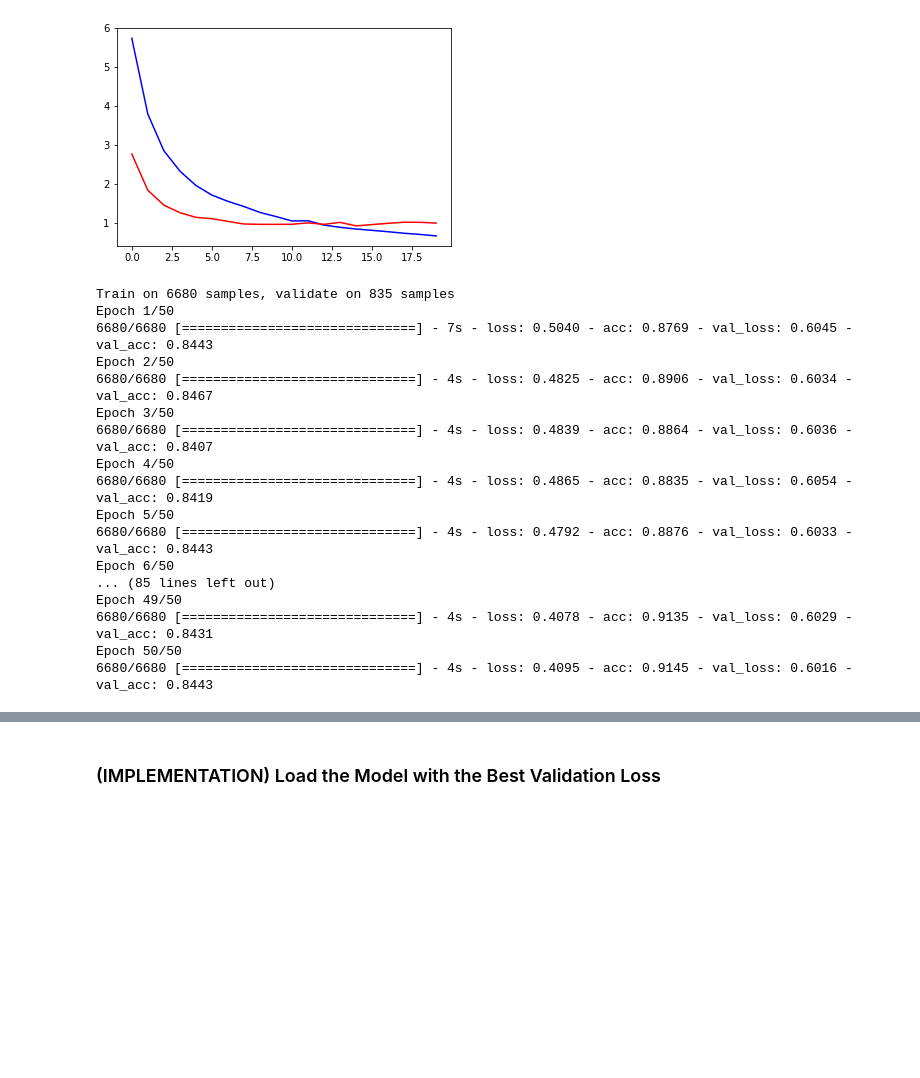
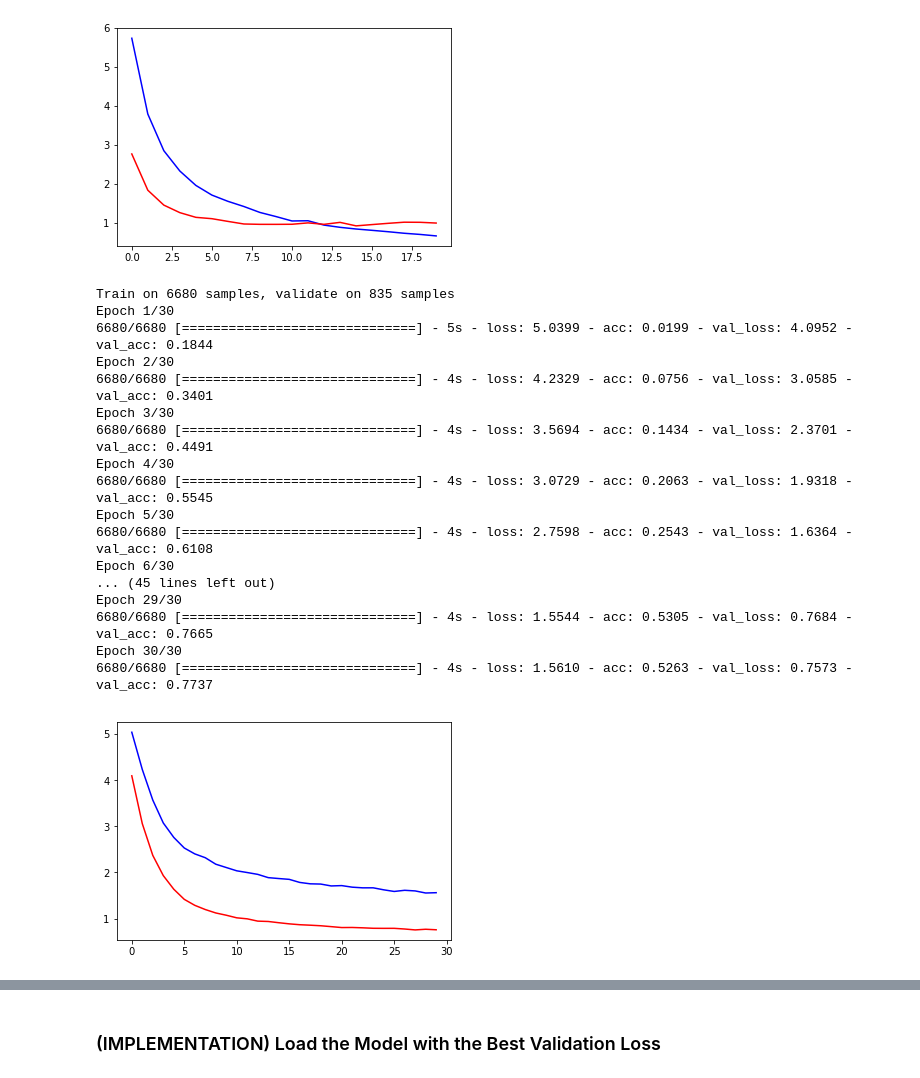
Before and after one commit to YehCF/Udacity_AIND_DL, a Jupyter notebook: udacity-dog-project/dog_app.ipynb, the cells around one changed output, grey strips where cells are left out. Cells and saved outputs as stored; diff of their text form; code cells hidden in the pictures; blank space fills up the shorter version.

```diff
--- a/udacity-dog-project/dog_app.ipynb
+++ b/udacity-dog-project/dog_app.ipynb
@@ -982,22 +987,25 @@ Trainable params: 2,792,069
 Non-trainable params: 3,584
 _________________________________________________________________
 # %%
-### Define model architecture. (for ResNet-50; #7)
-scale = 5e-5
+from keras import regularizers
+### Define model architecture. (for ResNet-50; #7, ...)
+scale = 0.
 model_fromResNet50 = Sequential()
 
-#model_fromResNet50.add(GlobalAveragePooling2D(input_shape=train_ResNet50.shape[1:]))
-model_fromResNet50.add(Flatten(input_shape=train_ResNet50.shape[1:]))
-#model_fromResNet50.add(Dropout(0.5))
-model_fromResNet50.add(Dense(1024, activation='relu', kernel_regularizer=regularizers.l2(scale)))
-model_fromResNet50.add(BatchNormalization())
+model_fromResNet50.add(GlobalAveragePooling2D(input_shape=train_ResNet50.shape[1:]))
 model_fromResNet50.add(Dropout(0.5))
 model_fromResNet50.add(Dense(512, activation='relu', kernel_regularizer=regularizers.l2(scale)))
 model_fromResNet50.add(BatchNormalization())
-model_fromResNet50.add(Dropout(0.7))
+model_fromResNet50.add(Dropout(0.5))
 model_fromResNet50.add(Dense(256, activation='relu', kernel_regularizer=regularizers.l2(scale)))
 model_fromResNet50.add(BatchNormalization())
-model_fromResNet50.add(Dropout(0.7))
+model_fromResNet50.add(Dropout(0.5))
+model_fromResNet50.add(Dense(128, activation='relu', kernel_regularizer=regularizers.l2(scale)))
+model_fromResNet50.add(BatchNormalization())
+model_fromResNet50.add(Dropout(0.5))
+model_fromResNet50.add(Dense(64, activation='relu', kernel_regularizer=regularizers.l2(scale)))
+model_fromResNet50.add(BatchNormalization())
+model_fromResNet50.add(Dropout(0.5))
 model_fromResNet50.add(Dense(133, activation='softmax'))
 
 model_fromResNet50.summary()
@@ -1027,5 +1065,5 @@ model_fromVGG19.compile(loss='categorical_crossentropy', optimizer='adam', metri
 # %%
 ### Compile the model (ResNet50).
 from keras import optimizers
-opt = optimizers.Adam(lr=1e-5, beta_1=0.9, beta_2=0.999, epsilon=1e-08, decay=0.0)
+opt = optimizers.Adam(lr=1e-3, beta_1=0.9, beta_2=0.999, epsilon=1e-08, decay=0.0)
 model_fromResNet50.compile(loss='categorical_crossentropy', optimizer=opt, metrics=['accuracy'])
@@ -1080,22 +1123,29 @@ modelCheckpointer_ResNet50 = ModelCheckpoint(filepath='saved_models/weights.best
 
 # fit the model
 history = model_fromResNet50.fit(train_ResNet50, train_targets, validation_data=(valid_ResNet50, valid_targets),
-                   epochs=50, batch_size=20, callbacks=[modelCheckpointer_ResNet50], verbose=1)
+                   epochs=30, batch_size=20, callbacks=[modelCheckpointer_ResNet50], verbose=1)
 # %% [output]
 Train on 6680 samples, validate on 835 samples
-Epoch 1/50
-6680/6680 [==============================] - 7s - loss: 0.5040 - acc: 0.8769 - val_loss: 0.6045 - val_acc: 0.8443
-Epoch 2/50
-6680/6680 [==============================] - 4s - loss: 0.4825 - acc: 0.8906 - val_loss: 0.6034 - val_acc: 0.8467
-Epoch 3/50
-6680/6680 [==============================] - 4s - loss: 0.4839 - acc: 0.8864 - val_loss: 0.6036 - val_acc: 0.8407
-Epoch 4/50
-6680/6680 [==============================] - 4s - loss: 0.4865 - acc: 0.8835 - val_loss: 0.6054 - val_acc: 0.8419
-Epoch 5/50
-6680/6680 [==============================] - 4s - loss: 0.4792 - acc: 0.8876 - val_loss: 0.6033 - val_acc: 0.8443
-Epoch 6/50
-... (85 lines left out)
-Epoch 49/50
-6680/6680 [==============================] - 4s - loss: 0.4078 - acc: 0.9135 - val_loss: 0.6029 - val_acc: 0.8431
-Epoch 50/50
-6680/6680 [==============================] - 4s - loss: 0.4095 - acc: 0.9145 - val_loss: 0.6016 - val_acc: 0.8443
+Epoch 1/30
+6680/6680 [==============================] - 5s - loss: 5.0399 - acc: 0.0199 - val_loss: 4.0952 - val_acc: 0.1844
+Epoch 2/30
+6680/6680 [==============================] - 4s - loss: 4.2329 - acc: 0.0756 - val_loss: 3.0585 - val_acc: 0.3401
+Epoch 3/30
+6680/6680 [==============================] - 4s - loss: 3.5694 - acc: 0.1434 - val_loss: 2.3701 - val_acc: 0.4491
+Epoch 4/30
+6680/6680 [==============================] - 4s - loss: 3.0729 - acc: 0.2063 - val_loss: 1.9318 - val_acc: 0.5545
+Epoch 5/30
+6680/6680 [==============================] - 4s - loss: 2.7598 - acc: 0.2543 - val_loss: 1.6364 - val_acc: 0.6108
+Epoch 6/30
+... (45 lines left out)
+Epoch 29/30
+6680/6680 [==============================] - 4s - loss: 1.5544 - acc: 0.5305 - val_loss: 0.7684 - val_acc: 0.7665
+Epoch 30/30
+6680/6680 [==============================] - 4s - loss: 1.5610 - acc: 0.5263 - val_loss: 0.7573 - val_acc: 0.7737
+# %%
+# plot training loss and validation loss
+plt.plot(history.history['loss'], color='b')
+plt.plot(history.history['val_loss'], color='r')
+plt.show()
+# %% [output]
+[figure, added]
```
Also changed, not shown: parts of 16 cells of this notebook.
